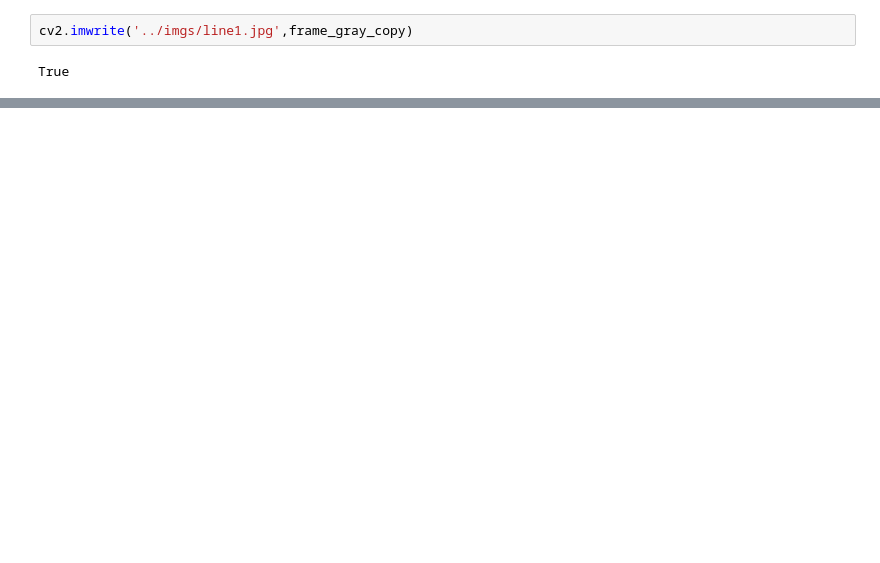
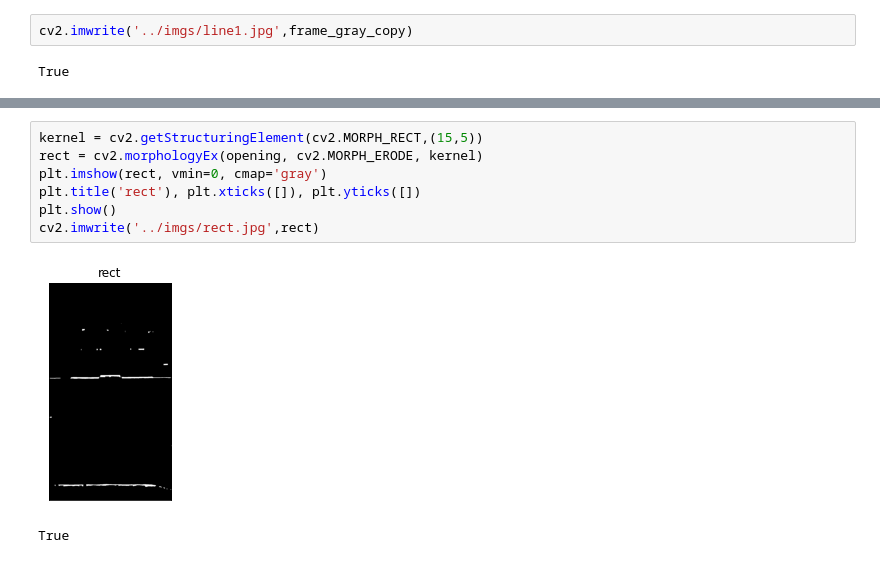
Before and after one commit to JoaoAbelha/VCOM-3D-Data-Acquisition, a Jupyter notebook: src/shadow_clahe.ipynb, the cells around one changed output, grey strips where cells are left out. Drawn from its saved outputs; the diff is of its cells as text; blank space fills up the shorter version.

```diff
--- a/src/shadow_clahe.ipynb
+++ b/src/shadow_clahe.ipynb
@@ -177,0 +187,10 @@ True
+# %%
+kernel = cv2.getStructuringElement(cv2.MORPH_RECT,(15,5))
+rect = cv2.morphologyEx(opening, cv2.MORPH_ERODE, kernel)
+plt.imshow(rect, vmin=0, cmap='gray')
+plt.title('rect'), plt.xticks([]), plt.yticks([])
+plt.show()
+cv2.imwrite('../imgs/rect.jpg',rect)
+# %% [output]
+[figure, added]
+True
```
Also changed, not shown: parts of 10 cells of this notebook, 1 other file.
